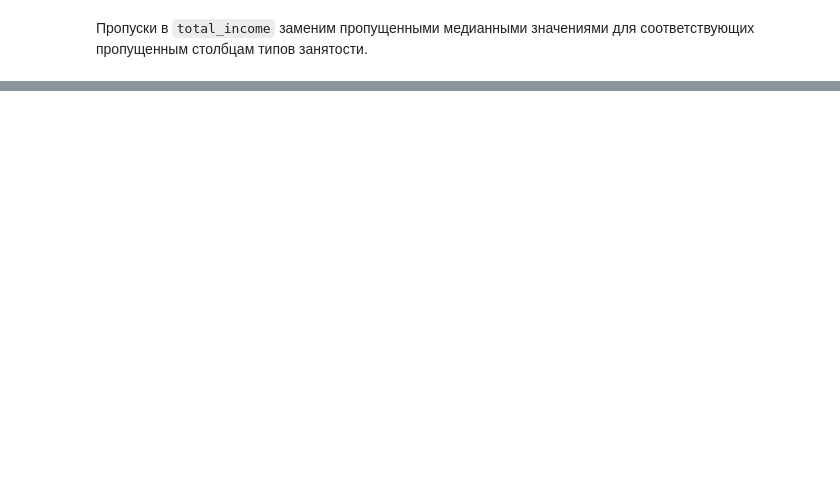
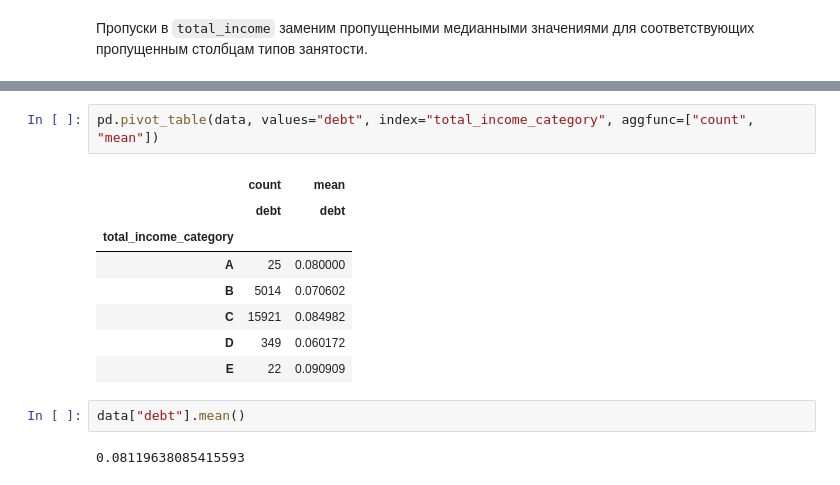
Before and after one commit to EvanderLatine/DS_Practicum, a Jupyter notebook: Credit_Scoring/Composite_Project_1.ipynb, the cells around one changed output, grey strips where cells are left out. Cells and saved outputs as stored; diff of their text form; blank space fills up the shorter version.

```diff
--- a/Credit_Scoring/Composite_Project_1.ipynb
+++ b/Credit_Scoring/Composite_Project_1.ipynb
@@ -96,0 +331,15 @@ dtype: int64
+# %%
+pd.pivot_table(data, values="debt", index="total_income_category", aggfunc=["count", "mean"])
+# %% [output]
+|  | count | mean |
+|  | debt | debt |
+| total_income_category |  |  |
+| A | 25 | 0.080000 |
+| B | 5014 | 0.070602 |
+| C | 15921 | 0.084982 |
+| D | 349 | 0.060172 |
+| E | 22 | 0.090909 |
+# %%
+data["debt"].mean()
+# %% [output]
+0.08119638085415593
```
Also changed, not shown: parts of 49 cells of this notebook.
